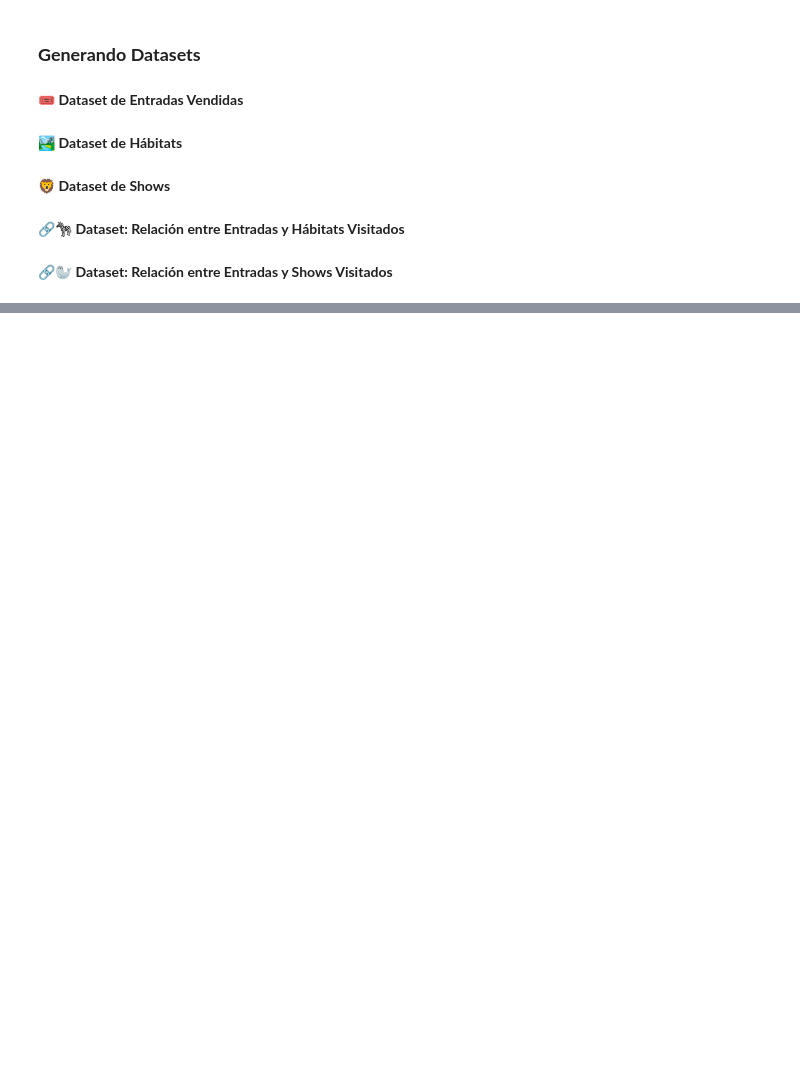
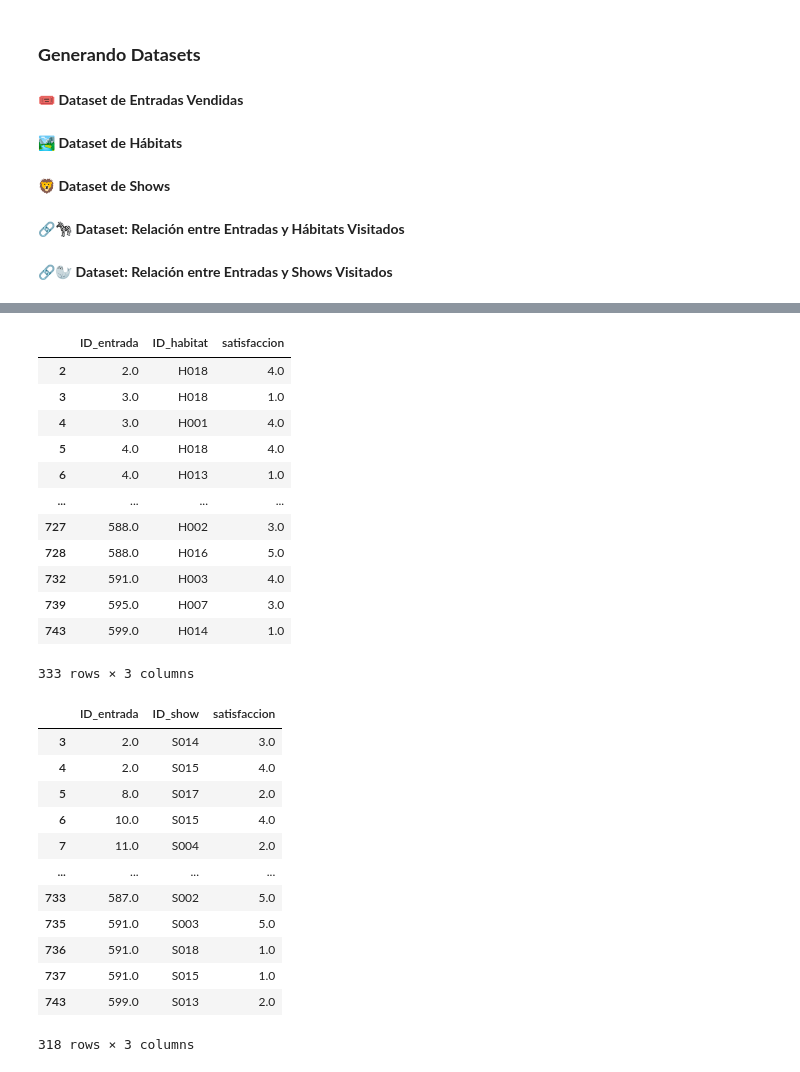
Before and after one commit to LBrownI/pandas_zoo, a Jupyter notebook: Tarea_2_Taller_Software_DS_Grupo_14.ipynb.ipynb, the cells around one changed output, grey strips where cells are left out. Drawn from its saved outputs; the diff is of its cells as text; code cells hidden in the pictures; blank space fills up the shorter version.

```diff
--- a/Tarea_2_Taller_Software_DS_Grupo_14.ipynb.ipynb
+++ b/Tarea_2_Taller_Software_DS_Grupo_14.ipynb.ipynb
@@ -383,0 +473,38 @@ display(loaded)
+# %%
+# Limpiamos los DataFrames de visitas a hábitats y visitas a shows
+# En este caso solo eliminamos las filas que contengan NaN en las
+# columnas de IDs, debido a que si la columna de satisfacción contiene NaN
+# se asume que el visitante no contestó la encuesta y esto también
+# se considera información
+visitas_habitats_limpio = visitas_habitats_sin_ids_eliminados.dropna(subset=['ID_entrada','ID_habitat'])
+visitas_shows_limpio = visitas_shows_sin_ids_eliminados.dropna(subset=['ID_entrada','ID_show'])
+
+display(visitas_habitats_limpio)
+display(visitas_shows_limpio)
+# %% [output]
+|  | ID_entrada | ID_habitat | satisfaccion |
+| 2 | 2.0 | H018 | 4.0 |
+| 3 | 3.0 | H018 | 1.0 |
+| 4 | 3.0 | H001 | 4.0 |
+| 5 | 4.0 | H018 | 4.0 |
+| 6 | 4.0 | H013 | 1.0 |
+| ... | ... | ... | ... |
+| 727 | 588.0 | H002 | 3.0 |
+| 728 | 588.0 | H016 | 5.0 |
+| 732 | 591.0 | H003 | 4.0 |
+| 739 | 595.0 | H007 | 3.0 |
+| 743 | 599.0 | H014 | 1.0 |
+333 rows × 3 columns
+|  | ID_entrada | ID_show | satisfaccion |
+| 3 | 2.0 | S014 | 3.0 |
+| 4 | 2.0 | S015 | 4.0 |
+| 5 | 8.0 | S017 | 2.0 |
+| 6 | 10.0 | S015 | 4.0 |
+| 7 | 11.0 | S004 | 2.0 |
+| ... | ... | ... | ... |
+| 733 | 587.0 | S002 | 5.0 |
+| 735 | 591.0 | S003 | 5.0 |
+| 736 | 591.0 | S018 | 1.0 |
+| 737 | 591.0 | S015 | 1.0 |
+| 743 | 599.0 | S013 | 2.0 |
+318 rows × 3 columns
```
Also changed, not shown: parts of 12 cells of this notebook, 11 other files.
